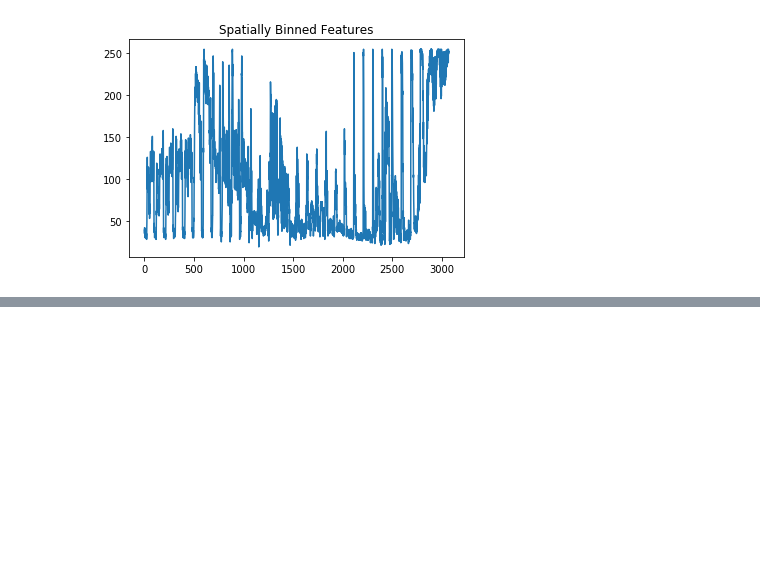
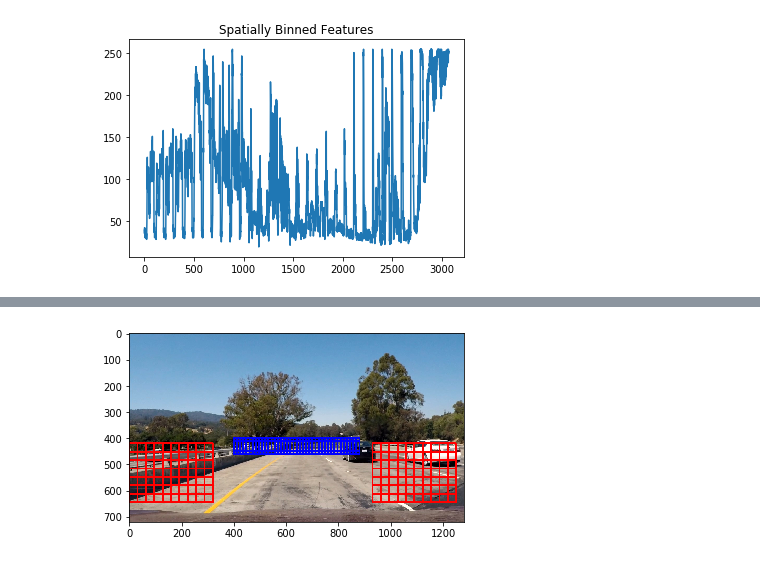
Before and after one commit to dimonge/CarND-Vehicle-Detection, a Jupyter notebook: CarND-Vehicle-Detection.ipynb, the cells around one changed output, grey strips where cells are left out. Cells and saved outputs as stored; diff of their text form; code cells hidden in the pictures; blank space fills up the shorter version.

```diff
--- a/CarND-Vehicle-Detection.ipynb
+++ b/CarND-Vehicle-Detection.ipynb
@@ -351,10 +455,9 @@ def draw_boxes(img, bboxes, color=(0, 0, 255), thick=6):
 # %%
-
 # Define a function you will pass an image
 # and the list of windows to be searched (output of slide_windows())
 def search_windows(img, windows, clf, scaler, color_space='RGB',
                     spatial_size=(32, 32), hist_bins=32,
-                    hist_range=(0, 256), orient=9,
+                    hist_range=(0, 256), orient=8,
                     pix_per_cell=8, cell_per_block=2,
                     hog_channel=0, spatial_feat=True,
                     hist_feat=True, hog_feat=True):
@@ -372,9 +475,8 @@ def search_windows(img, windows, clf, scaler, color_space='RGB',
                             cell_per_block=cell_per_block,
                             hog_channel=hog_channel, spatial_feat=spatial_feat,
                             hist_feat=hist_feat, hog_feat=hog_feat)
-
         #5) Scale extracted features to be fed to classifier
-        test_features = scaler.transform(np.array(np.concatenate(features)).reshape(1, -1))
+        test_features = scaler.transform(np.array(features).reshape(1, -1))
         #6) Predict using your classifier
         prediction = clf.predict(test_features)
         #7) If positive (prediction == 1) then save the window
@@ -382,3 +484,12 @@ def search_windows(img, windows, clf, scaler, color_space='RGB',
             on_windows.append(window)
     #8) Return windows for positive detections
     return on_windows
+
+# A function to show an image
+def show_img(img):
+    if len(img.shape)==3: #Color BGR image
+        plt.figure()
+        plt.imshow(cv2.cvtColor(img, cv2.COLOR_BGR2RGB))
+    else: # Grayscale image
+        plt.figure()
+        plt.imshow(img, cmap='gray')
@@ -618,0 +521,13 @@ plt.imshow(out_img)
+# %%
+image = cv2.imread('test_images/test1.jpg')
+windows = slide_window(image, x_start_stop=[930, None], y_start_stop=[420, 650],
+                    xy_window=(128, 128), xy_overlap=(0.75, 0.75))
+windows += slide_window(image, x_start_stop=[0, 350], y_start_stop=[420, 650],
+                    xy_window=(128, 128), xy_overlap=(0.75, 0.75))
+window_img = draw_boxes(image, windows, color=(0, 0, 255), thick=6)
+windows = slide_window(image, x_start_stop=[400, 880], y_start_stop=[400, 470],
+                    xy_window=(48, 48), xy_overlap=(0.75, 0.75))
+window_img = draw_boxes(window_img, windows, color=(255, 0, 0), thick=6)
+show_img(window_img)
+# %% [output]
+[figure, added]
```
Also changed, not shown: parts of 21 cells of this notebook.
